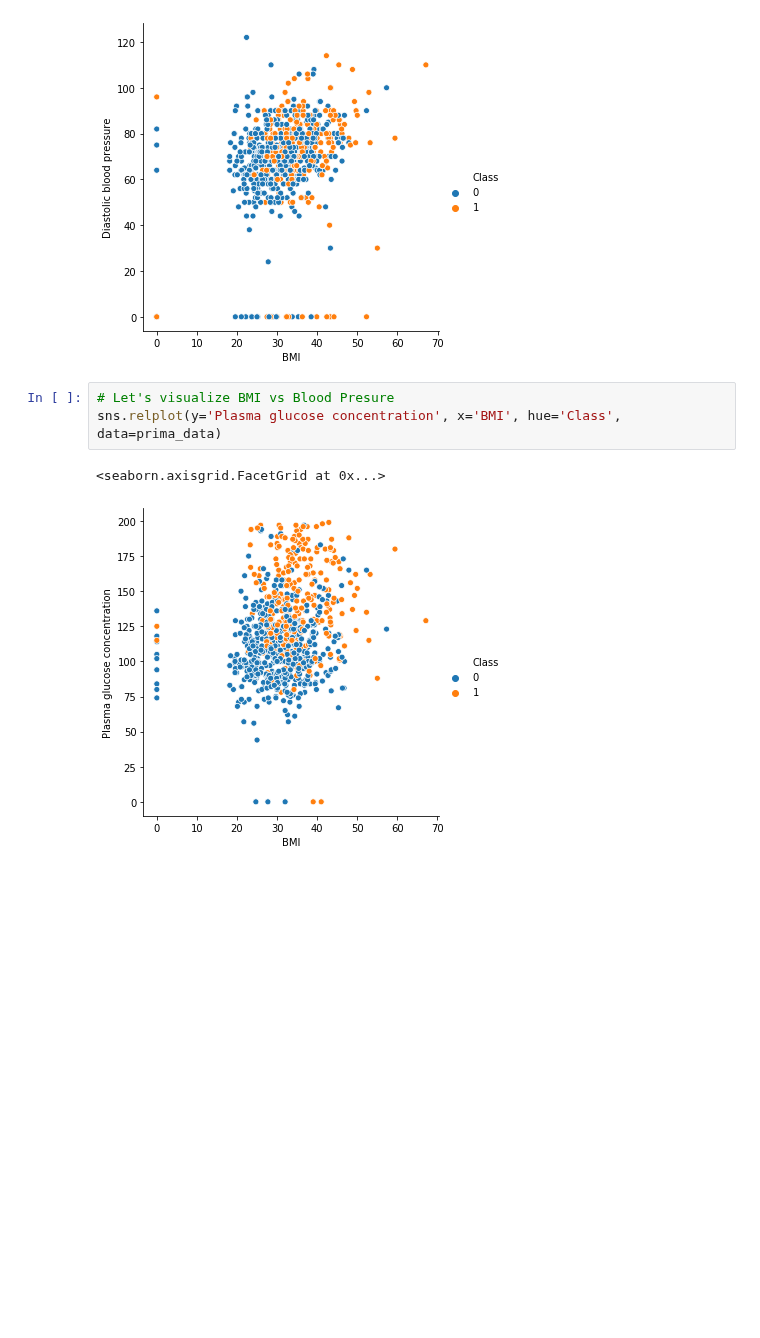
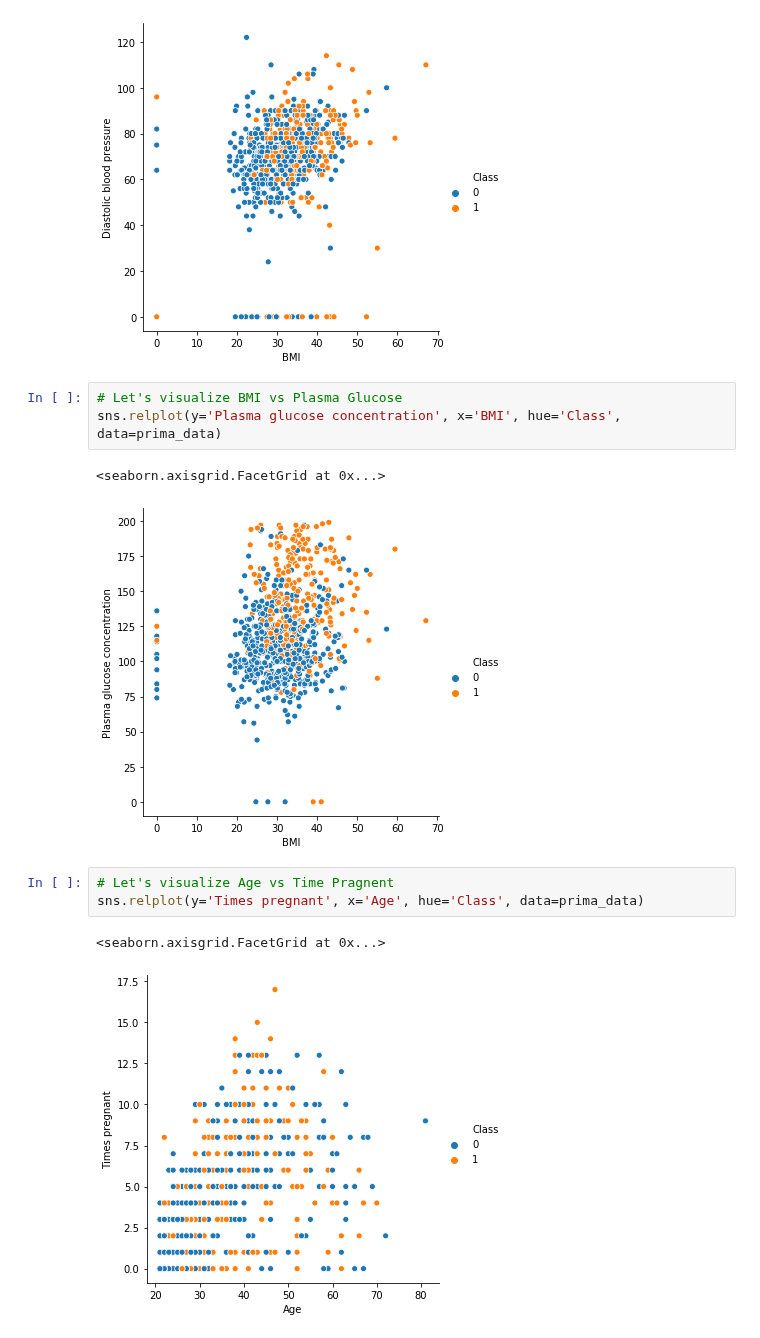
Before and after one commit to rooneyrulz/prima_diabetes_classification, a Jupyter notebook: Prima Diabetes Prediction.ipynb, the cells around one changed output. Cells and saved outputs as stored; diff of their text form; blank space fills up the shorter version.

Commit message:
working on data visualizations

```diff
--- a/Prima Diabetes Prediction.ipynb
+++ b/Prima Diabetes Prediction.ipynb
@@ -86,8 +86,14 @@ sns.relplot(y='Diastolic blood pressure', x='BMI', hue='Class', data=prima_data)
 <seaborn.axisgrid.FacetGrid at 0x...>
 [figure]
 # %%
-# Let's visualize BMI vs Blood Presure
+# Let's visualize BMI vs Plasma Glucose
 sns.relplot(y='Plasma glucose concentration', x='BMI', hue='Class', data=prima_data)
 # %% [output]
 <seaborn.axisgrid.FacetGrid at 0x...>
 [figure]
+# %%
+# Let's visualize Age vs Time Pragnent
+sns.relplot(y='Times pregnant', x='Age', hue='Class', data=prima_data)
+# %% [output]
+<seaborn.axisgrid.FacetGrid at 0x...>
+[figure, added]
```
